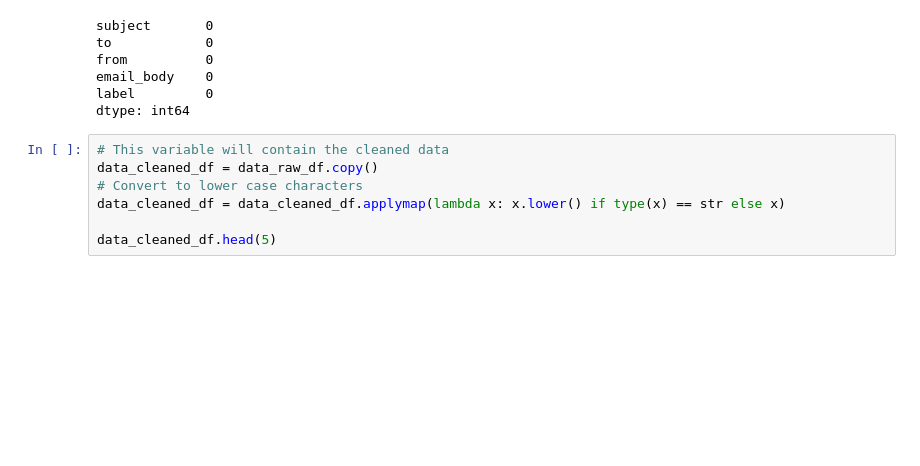
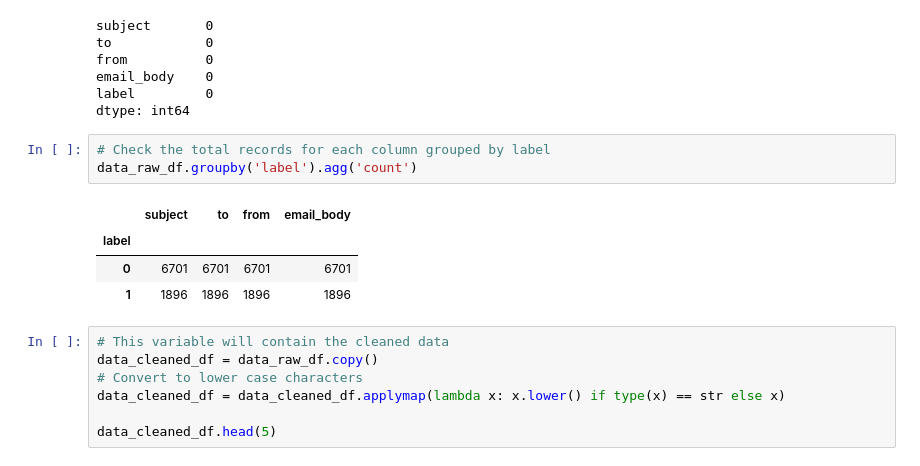
Before and after one commit to abccastro/Email-Spam-or-Ham-Detector-using-Naive-Bayes, a Jupyter notebook: Email Spam or Ham Detector using Naive Bayes.ipynb, the cells around one changed output. Drawn from its saved outputs; the diff is of its cells as text; blank space fills up the shorter version.

```diff
--- a/Email Spam or Ham Detector using Naive Bayes.ipynb
+++ b/Email Spam or Ham Detector using Naive Bayes.ipynb
@@ -94,6 +94,14 @@ from          0
 email_body    0
 label         0
 dtype: int64
+# %%
+# Check the total records for each column grouped by label
+data_raw_df.groupby('label').agg('count')
+# %% [output]
+|  | subject | to | from | email_body |
+| label |  |  |  |  |
+| 0 | 6701 | 6701 | 6701 | 6701 |
+| 1 | 1896 | 1896 | 1896 | 1896 |
 # %%
 # This variable will contain the cleaned data
 data_cleaned_df = data_raw_df.copy()
```
Also changed, not shown: parts of 1 cell of this notebook.
